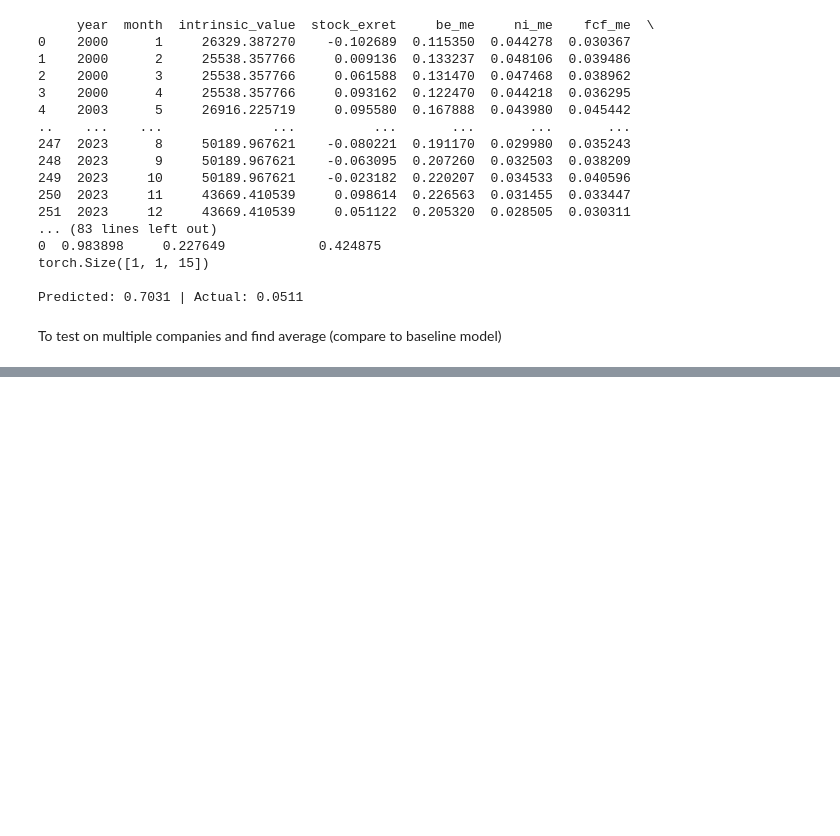
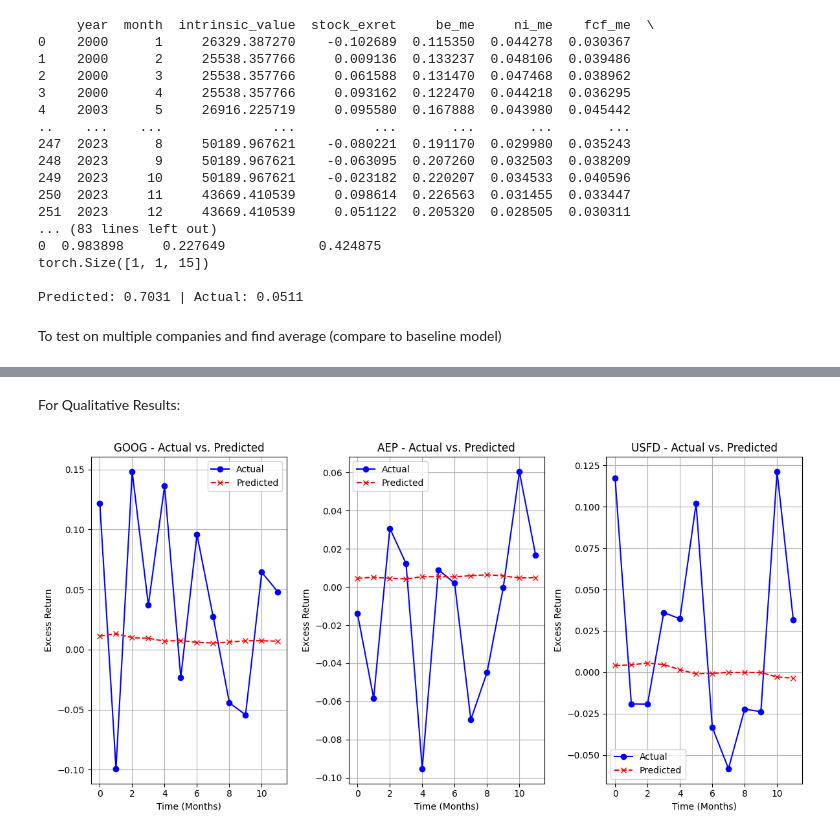
Before and after one commit to RainWoo1/LSTM-Stock-Portfolio-Curation, a Jupyter notebook: Final.ipynb, the cells around one changed output, grey strips where cells are left out. Cells and saved outputs as stored; diff of their text form; code cells hidden in the pictures; blank space fills up the shorter version.

```diff
--- a/Final.ipynb
+++ b/Final.ipynb
@@ -614,0 +616,78 @@ Test MAPE: 951.76%
+# %% [markdown]
+For Qualitative Results:
+# %%
+import random
+import matplotlib.pyplot as plt
+
+# Select 3 random companies from the test set
+num_companies_to_plot = 3
+random_companies = random.sample(company_files, num_companies_to_plot)
+
+# Store actual vs. predicted values for selected companies
+company_results = {}
+
+for test_company in random_companies:
+    company_id = company_to_id[test_company]
+
+    df_train, df_val, df_test = load_company_data(test_company)
+
+    if df_test is None or df_test.empty:
+        continue  # Skip if no test data
+
+    # Extract actual stock excess return for all available months in test set
+    actual_returns = df_test["stock_exret"].values
+
+    # Prepare input tensor for prediction
+    all_X_test = []
+    all_company_ids_test = []
+
+    for i in range(len(df_test)):
+        latest_financials = df_test.iloc[i].to_dict()
+        input_df = pd.DataFrame([latest_financials], columns=FEATURE_COLUMNS)
+
+        input_df = input_df.drop(columns=["year", "month", "stock_ticker", "comp_name", "ni_me_change", "fcf_me_change",
+            "prev_intrinsic_value", "next_intrinsic_value", "prev_stock_exret", "next_stock_exret", "prev_be_me",
+            "next_be_me", "prev_ni_me", "next_ni_me", "prev_fcf_me", "next_fcf_me", "prev_betadown_252d",
+            "next_betadown_252d", "prev_ni_ar1", "next_ni_ar1", "prev_z_score", "next_z_score", "prev_ebit_sale",
+            "next_ebit_sale", "prev_at_turnover", "next_at_turnover", "prev_market_equity", "next_market_equity",
+            "prev_bvps", "next_bvps", "sin_month", "cos_month"
+        ], errors="ignore")
+
+        input_df = input_df.fillna(0)
+        input_tensor = torch.tensor(input_df.values, dtype=torch.float32).unsqueeze(0)  # Shape: (1, 1, num_features)
+
+        all_X_test.append(input_tensor)
+        all_company_ids_test.append(torch.tensor([company_id], dtype=torch.long))
+
+    # Convert test data into tensors
+    X_test_tensor = torch.cat(all_X_test, dim=0).to(device)
+    company_test_tensor = torch.cat(all_company_ids_test, dim=0).to(device)
+
+    # Get model predictions
+    model.eval()
+    with torch.no_grad():
+        predictions = model(X_test_tensor, company_test_tensor).squeeze().cpu().numpy()
+
+    # Store results
+    company_results[test_company] = {
+        "actual": actual_returns,
+        "predicted": predictions
+    }
+
+# Plot actual vs. predicted returns for selected companies
+plt.figure(figsize=(12, 6))
+
+for i, (company, results) in enumerate(company_results.items()):
+    plt.subplot(1, num_companies_to_plot, i + 1)
+    plt.plot(results["actual"], label="Actual", marker="o", linestyle="-", color="blue")
+    plt.plot(results["predicted"], label="Predicted", marker="x", linestyle="--", color="red")
+    plt.xlabel("Time (Months)")
+    plt.ylabel("Excess Return")
+    plt.title(f"{company} - Actual vs. Predicted")
+    plt.legend()
+    plt.grid(True)
+
+plt.tight_layout()
+plt.show()
+# %% [output]
+[figure, added]
```
Also changed, not shown: parts of 14 cells of this notebook.
